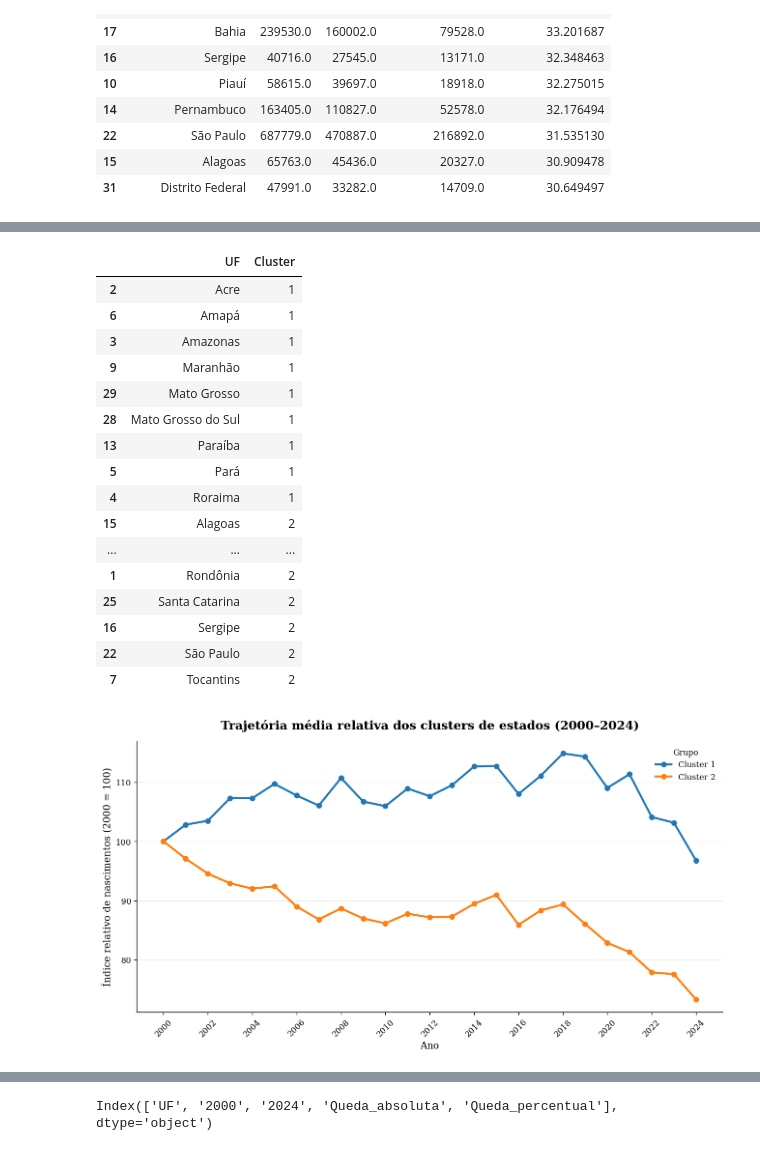
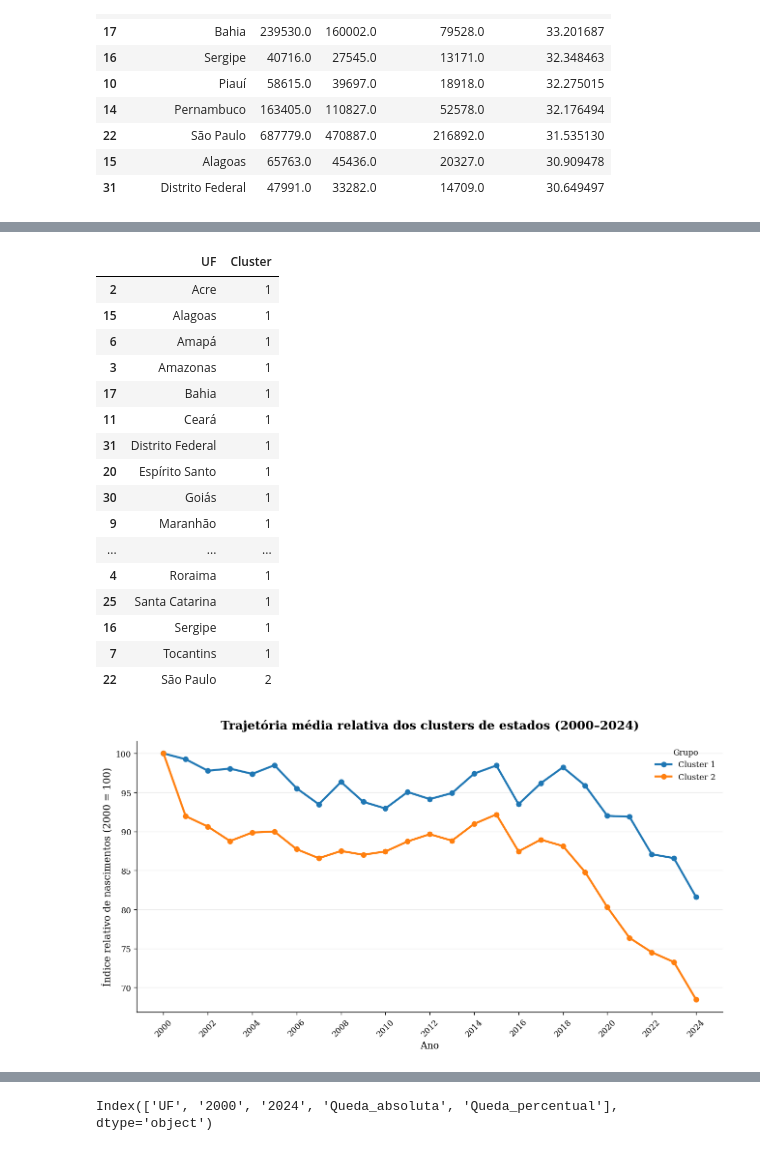
Before and after one commit to nataliathomazelliferreira/mineracao_dados_natalidade, a Jupyter notebook: notebooks/analise_brasil_clusterizacao.ipynb, the cells around one changed output, grey strips where cells are left out. Drawn from its saved outputs; the diff is of its cells as text; code cells hidden in the pictures.

```diff
--- a/notebooks/analise_brasil_clusterizacao.ipynb
+++ b/notebooks/analise_brasil_clusterizacao.ipynb
@@ -121,6 +121,14 @@ ranking_queda.sort_values("Queda_percentual", ascending=False).head(10)
 | 22 | São Paulo | 687779.0 | 470887.0 | 216892.0 | 31.535130 |
 | 15 | Alagoas | 65763.0 | 45436.0 | 20327.0 | 30.909478 |
 | 31 | Distrito Federal | 47991.0 | 33282.0 | 14709.0 | 30.649497 |
+# %%
+X = nasc_uf[anos].copy()
+
+for ano in anos:
+    X[ano] = (X[ano] / X["2000"]) * 100
+
+scaler = StandardScaler()
+X_scaled = scaler.fit_transform(X)
 # %%
 valores_k = range(2, 9)
 
@@ -227,45 +266,63 @@ resultado_clusters[["UF", "Cluster"]].sort_values(["Cluster", "UF"])
 # %% [output]
 |  | UF | Cluster |
 | 2 | Acre | 1 |
+| 15 | Alagoas | 1 |
 | 6 | Amapá | 1 |
 | 3 | Amazonas | 1 |
+| 17 | Bahia | 1 |
+| 11 | Ceará | 1 |
+| 31 | Distrito Federal | 1 |
+| 20 | Espírito Santo | 1 |
+| 30 | Goiás | 1 |
 | 9 | Maranhão | 1 |
-| 29 | Mato Grosso | 1 |
-| 28 | Mato Grosso do Sul | 1 |
-| 13 | Paraíba | 1 |
-| 5 | Pará | 1 |
+| ... | ... | ... |
 | 4 | Roraima | 1 |
-| 15 | Alagoas | 2 |
-| ... | ... | ... |
-| 1 | Rondônia | 2 |
-| 25 | Santa Catarina | 2 |
-| 16 | Sergipe | 2 |
+| 25 | Santa Catarina | 1 |
+| 16 | Sergipe | 1 |
+| 7 | Tocantins | 1 |
 | 22 | São Paulo | 2 |
-| 7 | Tocantins | 2 |
 # %%
-dados_relativos = X.copy()
-dados_relativos["UF"] = nasc_uf["UF"].values
-dados_relativos["Cluster"] = nasc_uf["Cluster"].values
+dados_relativos = nasc_uf.copy()
+
+base_2000 = dados_relativos["2000"].copy()
+
+for ano in anos:
+    dados_relativos[ano] = (dados_relativos[ano] / base_2000) * 100
 
 cluster_medias = dados_relativos.groupby("Cluster")[anos].mean().reset_index()
-cluster_long = cluster_medias.melt(id_vars="Cluster", var_name="Ano", value_name="Indice_relativo")
+
+cluster_long = cluster_medias.melt(
+    id_vars="Cluster",
+    var_name="Ano",
+    value_name="Indice_relativo"
+)
+
 cluster_long["Ano"] = cluster_long["Ano"].astype(int)
 
 plt.figure(figsize=(11, 6))
+
 for cluster in sorted(cluster_long["Cluster"].unique()):
     temp = cluster_long[cluster_long["Cluster"] == cluster]
-    plt.plot(temp["Ano"], temp["Indice_relativo"], marker="o", linewidth=2.5, label=f"Cluster {cluster}")
+    plt.plot(
+        temp["Ano"],
+        temp["Indice_relativo"],
+        marker="o",
+        linewidth=2.5,
+        label=f"Cluster {cluster}"
+    )
 
 plt.title("Trajetória média relativa dos clusters de estados (2000–2024)", fontsize=15, weight="bold", pad=15)
 plt.xlabel("Ano", fontsize=12)
 plt.ylabel("Índice relativo de nascimentos (2000 = 100)", fontsize=12)
 plt.xticks(range(2000, 2025, 2), rotation=45)
 plt.grid(axis="y", alpha=0.25)
 plt.legend(title="Grupo", frameon=False)
 plt.tight_layout()
+
+plt.savefig("trajetoria_clusters_relativa.png", dpi=300, bbox_inches="tight")
 plt.show()
 # %% [output]
-[figure, old version]
+[figure, new version]
 # %%
 resumo_por_cluster = (
     nasc_uf
```
Also changed, not shown: parts of 5 cells of this notebook, 9 other files.
